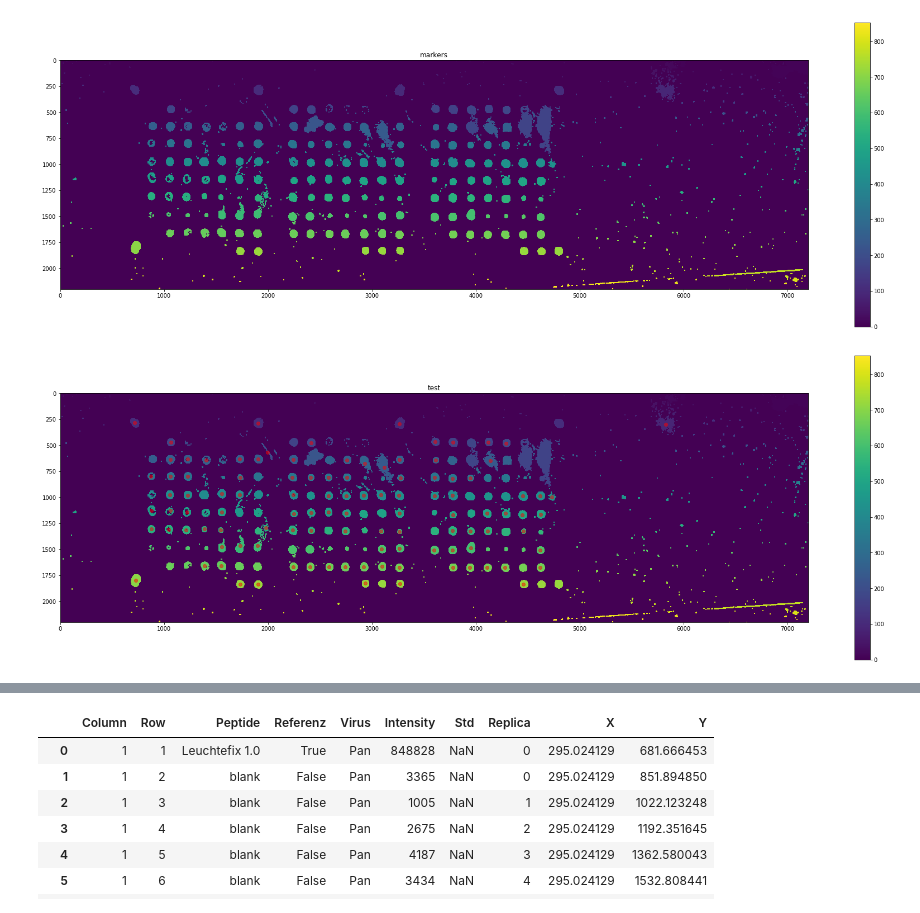
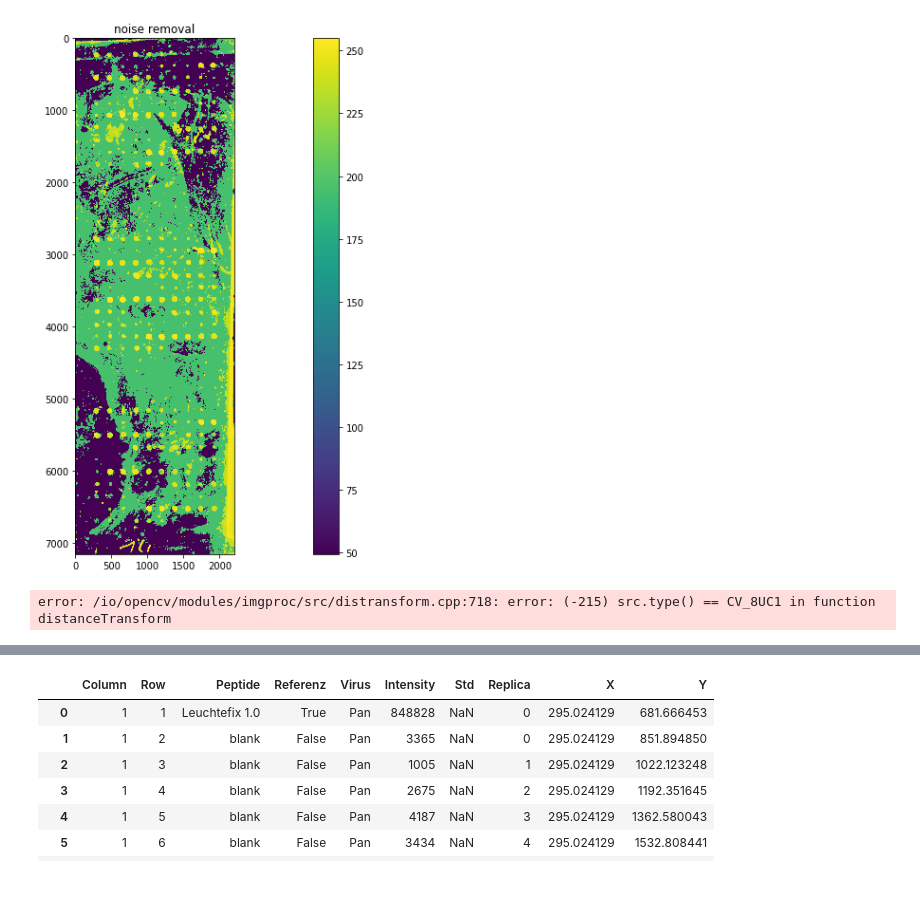
Before and after one commit to matthiaskoenig/flutype_analysis, a Jupyter notebook: notebooks/imag2numeric2.ipynb, the cells around one changed output, grey strips where cells are left out. Saved outputs shown, nothing was run; the diff lists cells and outputs as text; code cells hidden in the pictures; blank space fills up the shorter version.

```diff
--- a/notebooks/imag2numeric2.ipynb
+++ b/notebooks/imag2numeric2.ipynb
@@ -26,7 +26,7 @@ from sklearn.cluster import KMeans
 #data_id="2017-05-19_E6_untenliegend_X31"
 
 
-
+data_id="2018-01-24_E14_X31"
 
 #Bilder Theresa
 #data_id="P6_170613_Cal" # cannot analyse
@@ -52,0 +52,13 @@ Spot intensities for the data ID (2017-05-19_E6_untenliegend_X31) are not averag
+# %%
+def image_histogram_equalization(image, number_bins=256):
+    # from http://www.janeriksolem.net/2009/06/histogram-equalization-with-python-and.html
+
+    # get image histogram
+    image_histogram, bins = np.histogram(image.flatten(), number_bins, normed=True)
+    cdf = image_histogram.cumsum() # cumulative distribution function
+    cdf = 255 * cdf / cdf[-1] # normalize
+
+    # use linear interpolation of cdf to find new pixel values
+    image_equalized = np.interp(image.flatten(), bins[:-1], cdf)
+
+    return image_equalized.reshape(image.shape), cdf
@@ -53,27 +69,31 @@ Spot intensities for the data ID (2017-05-19_E6_untenliegend_X31) are not averag
+# %%
+imag = image_histogram_equalization(ana.imag.T)[0]
 # %%
-imag = ana.imag
+#imag = ana.imag
 gray = imag.T
 
 kernel = np.ones((3,3),np.uint8)
 opening = cv2.morphologyEx(gray,cv2.MORPH_OPEN,kernel, iterations = 2)
 
 #image2numeric.draw_imag(-gray,"inverted")
 #image2numeric.draw_imag(opening,"noise removal",cmap="gray")
 # sure background area
-sure_bg = cv2.dilate(opening,kernel,iterations=3)
-#image2numeric.draw_imag(sure_bg,"noise removal",cmap="gray")
+sure_bg = cv2.dilate(opening,kernel,iterations=5)
+image2numeric.draw_imag(sure_bg,"noise removal")
 # Finding sure foreground area
-dist_transform = cv2.distanceTransform(opening,cv2.DIST_L2,5)
+dist_transform = cv2.distanceTransform(opening,cv2.DIST_L2,3)
 ret, sure_fg = cv2.threshold(dist_transform,0.7*dist_transform.max(),255,0)
-#image2numeric.draw_imag(sure_fg,"noise removal",cmap="gray")
-#unknown = cv2.subtract(sure_bg,sure_fg)
+image2numeric.draw_imag(sure_fg,"noise removal")
+unknown = cv2.subtract(sure_bg,sure_fg)
 
-ret, markers = cv2.connectedComponents(sure_bg)
+#ret, markers = cv2.connectedComponents(sure_bg)
 
 # Add one to all labels so that sure background is not 0, but 1
+#
 image2numeric.draw_imag(markers,"markers")
 # %% [output]
-[figure, old version]
+[figure, new version]
+error: /io/opencv/modules/imgproc/src/distransform.cpp:718: error: (-215) src.type() == CV_8UC1 in function distanceTransform
 # %%
 points_x = []
 points_y = []
@@ -89,8 +109,6 @@ for marker in range(markers.max()):
 gridshape = (ana.spot["Row"].max(), ana.spot["Column"].max())
 # %%
 image2numeric.draw_grid(markers,points_y,points_x,"test")
-# %% [output]
-[figure, removed]
 # %%
 points_y=np.array(points_y)
 points_x = np.array(points_x)
```
Also changed, not shown: parts of 5 cells of this notebook, 12 other files.
